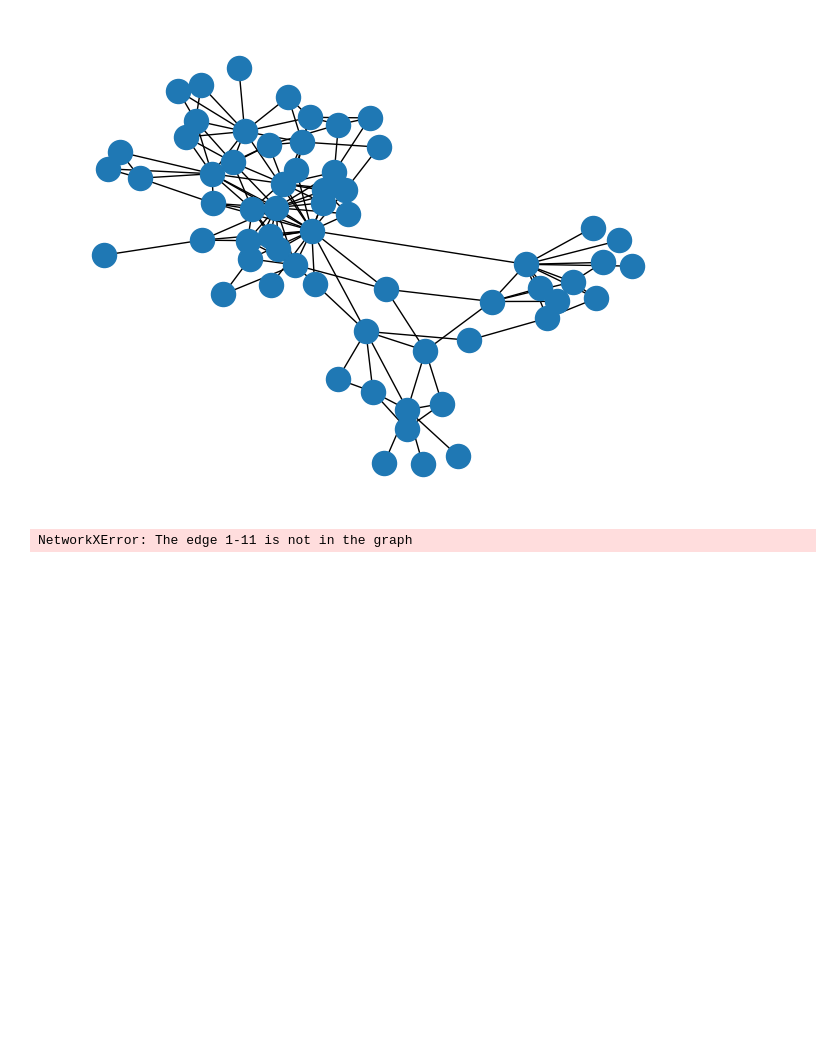
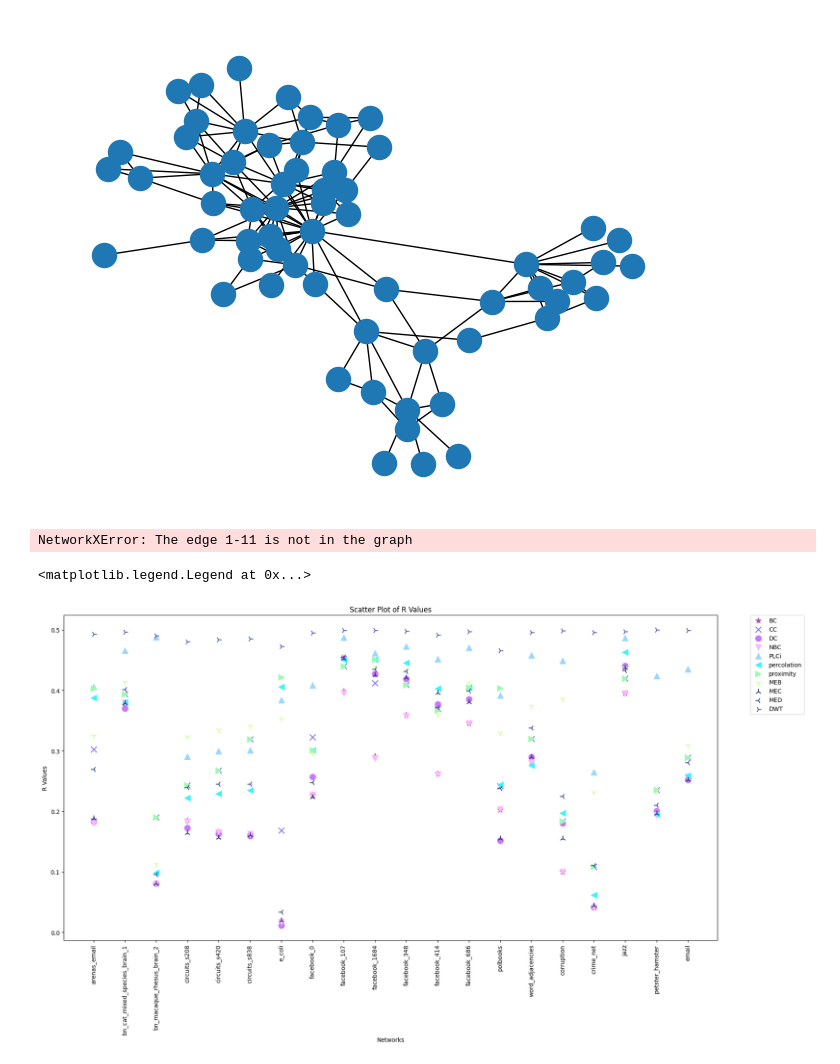
Before and after one commit to raysas/network-disintegration-attacks, a Jupyter notebook: code/test.ipynb, the cells around one changed output. Cells and saved outputs as stored; diff of their text form; code cells hidden in the pictures; blank space fills up the shorter version.

Commit message:
added plots

```diff
--- a/code/test.ipynb
+++ b/code/test.ipynb
@@ -793,3 +793,39 @@ def seq_attack_edge(g:nx.Graph, centrality_func, recalculation=False):
 bet_seq_edge_attack = seq_attack_edge(G, nx.edge_betweenness_centrality)
 # %% [output]
 NetworkXError: The edge 1-11 is not in the graph
+# %%
+#read csv into dataframe
+import pandas as pd
+df = pd.read_csv('../results/networks_R_list.csv')
+df
+
+import matplotlib.pyplot as plt
+
+#these are the column names: network	BC	CC	DC	NBC	PLCi	percolation	proximity	MEB	MEC	MED	DWT
+
+plt.figure(figsize=(20,10))
+
+colors=["#A853AA","#826AED","#C879FF","#FFB7FF","#9DD6FD","#3BF4FB","#9AFBB0","#CAFF8A","#1D2F6F","#374892","#5060B5","#8390FA"]
+
+plt.scatter(df['network'], df['BC'], label='BC', color=colors[0], marker='*', s=100)
+plt.scatter(df['network'], df['CC'], label='CC', color=colors[1], marker='x', s=100)
+plt.scatter(df['network'], df['DC'], label='DC', color=colors[2], marker='o', s=100)
+plt.scatter(df['network'], df['NBC'], label='NBC', color=colors[3], marker='v', s=100)
+plt.scatter(df['network'], df['PLCi'], label='PLCi', color=colors[4], marker='^', s=100)
+plt.scatter(df['network'], df['percolation'], label='percolation', color=colors[5], marker='<', s=100)
+plt.scatter(df['network'], df['proximity'], label='proximity', color=colors[6], marker='>', s=100)
+plt.scatter(df['network'], df['MEB'], label='MEB', color=colors[7], marker='1', s=100)
+plt.scatter(df['network'], df['MEC'], label='MEC', color=colors[8], marker='2', s=100)
+plt.scatter(df['network'], df['MED'], label='MED', color=colors[9], marker='3', s=100)
+plt.scatter(df['network'], df['DWT'], label='DWT', color=colors[10], marker='4', s=100)
+
+
+plt.xlabel('Networks')
+plt.ylabel('R Values')
+plt.title('Scatter Plot of R Values')
+plt.xticks(rotation=90, ha='center')
+#put legend outside the plot
+plt.legend(bbox_to_anchor=(1.05, 1), loc='upper left', borderaxespad=0.)
+# %% [output]
+<matplotlib.legend.Legend at 0x...>
+[figure, added]
```
Also changed, not shown: 1 other file.
